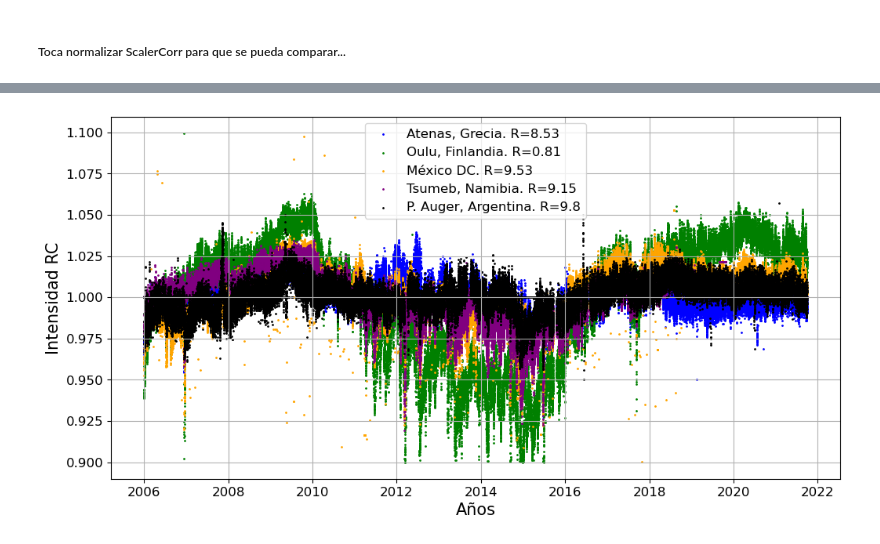
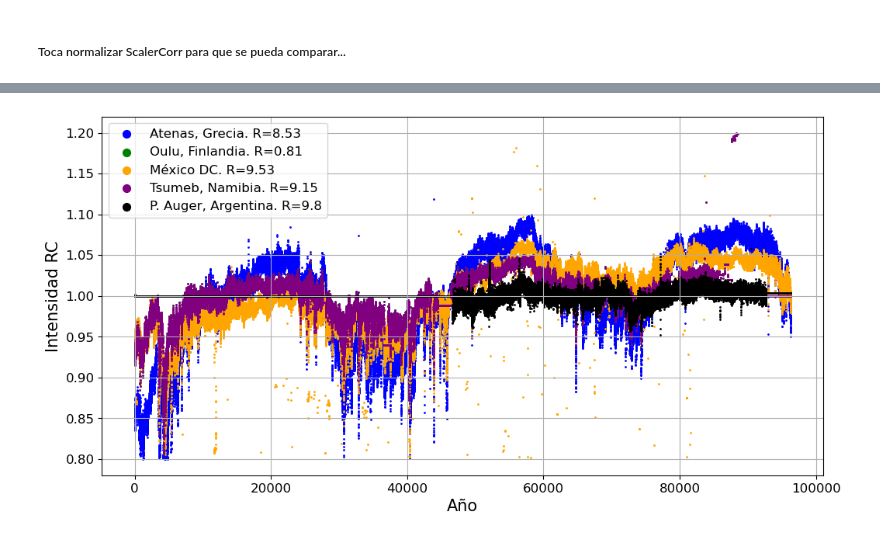
Before and after one commit to jennifergc/scaler_for_solar_analysis, a Jupyter notebook: 03_Neutron_Monitor_Comparison.ipynb, the cells around one changed output, grey strips where cells are left out. Saved outputs shown, nothing was run; the diff lists cells and outputs as text; code cells hidden in the pictures.

```diff
--- a/03_Neutron_Monitor_Comparison.ipynb
+++ b/03_Neutron_Monitor_Comparison.ipynb
@@ -364,3 +95,3 @@ roma = nmdb_clean('nm_data/rome_NMDB.txt')
 # %%
-tsumeb = nmdb_clean('nm_data/tsumeb_NMDB.txt')
+tsumeb = nmdb_clean('nm_data/long_files/tsumeb_NMDB.txt')
 # %% [output]
@@ -371,12 +102,12 @@ tsumeb = nmdb_clean('nm_data/tsumeb_NMDB.txt')
 # Supongamos que tienes 5 DataFrames llamados df1, df2, df3, df4 y df5
 
 # Combinar los DataFrames usando merge
-combined_df = athenas.copy()  # Inicializar el DataFrame combinado con df1
+combined_df = oulu.copy()  # Inicializar el DataFrame combinado con df1
 #dataframes = [oulu, roma, mexico, tsumeb]
-dataframes = [(oulu, "_2"), (roma, "_3"), (mexico, "_4"), (tsumeb, "_5")]
+dataframes = [(athenas, "_2"), (roma, "_3"), (mexico, "_4"), (tsumeb, "_5")]
 
-for athenas, suffix in dataframes:
-    combined_df = pd.merge_asof(combined_df, athenas, on="date", suffixes=("", suffix))
+for oulu, suffix in dataframes:
+    combined_df = pd.merge_asof(combined_df, oulu, on="date", suffixes=("", suffix))
 
 
 #for i, athenas in enumerate(dataframes, start=2):
@@ -492,4 +221,7 @@ See the caveats in the documentation: https://pandas.pydata.org/pandas-docs/stab
 | 1527674 | 2021-09-30 18:49:46 | 1661.49 | 0.378396 | 2635.45 | 287 | 856.770 |
 | 1527675 | 2021-09-30 18:54:46 | 1671.58 | 1.102990 | 3947.68 | 85 | 856.755 |
 1519231 rows × 6 columns
+# %%
+#new_df.reset_index(inplace=True)
+scaler300s.set_index('Date', inplace=True)
 # %% [markdown]
@@ -499,7 +231,7 @@ See the caveats in the documentation: https://pandas.pydata.org/pandas-docs/stab
 #scaler300s.set_index('Date', inplace=True)
 
 # Resampleando y promediando los datos cada 2 horas
-new_df = scaler300s.resample('2H').mean()
+new_df = scaler300s.resample('3H').mean()
 
 # Reiniciando el índice para que 'Date' sea una columna nuevamente
 new_df.reset_index(inplace=True)
@@ -642,37 +375,35 @@ result_df
 # %%
 import matplotlib.pyplot as plt
 
-# Suponiendo que combined_df es el DataFrame que contiene las 5 columnas
-#result_df.set_index('date', inplace=True)  # Establecer la columna 'date' como el índice
-
 athenas = result_df['counts/s']
 oulu = result_df['counts/s_2']
-#roma = combined_df['counts/s_3']
+# roma = combined_df['counts/s_3']
 mexico = result_df['counts/s_4']
 tsumeb = result_df['counts/s_5']
 auger = result_df['ScalerCorr']
 
 plt.figure(figsize=(12, 6))
-plt.scatter(athenas.index, athenas, color='blue', label='Atenas, Grecia. R=8.53',marker='o', s=1)
-plt.scatter(oulu.index, oulu, color='green', label='Oulu, Finlandia. R=0.81',marker='o', s=1)
-#plt.scatter(roma.index, roma, color='red', label='roma')
-plt.scatter(mexico.index, mexico, color='orange', label='México DC. R=9.53',marker='o', s=1)
-plt.scatter(tsumeb.index, tsumeb, color='purple', label='Tsumeb, Namibia. R=9.15',marker='o', s=1)
-plt.scatter(auger.index, auger, color='black', label='P. Auger, Argentina. R=9.8',marker='o', s=1)
+plt.scatter(athenas.index, athenas, color='blue', label='Atenas, Grecia. R=8.53', marker='o', s=1)
+plt.scatter(oulu.index, oulu, color='green', label='Oulu, Finlandia. R=0.81', marker='o', s=1)
+# plt.scatter(roma.index, roma, color='red', label='roma')
+plt.scatter(mexico.index, mexico, color='orange', label='México DC. R=9.53', marker='o', s=1)
+plt.scatter(tsumeb.index, tsumeb, color='purple', label='Tsumeb, Namibia. R=9.15', marker='o', s=1)
+plt.scatter(auger.index, auger, color='black', label='P. Auger, Argentina. R=9.8', marker='o', s=1)
 
-
-plt.xlabel('Años', fontsize=15)
+plt.xlabel('Año', fontsize=15)
 plt.ylabel('Intensidad RC', fontsize=15)
 plt.xticks(fontsize=12)
 plt.yticks(fontsize=12)
 plt.title('')
-plt.legend(fontsize=12)
-#legend = plt.legend(fontsize=12)
-#for line in legend.get_lines():
-#    line.set_markersize(20)  # Aumenta el tamaño de los marcadores
+
+# Crear una leyenda personalizada con marcadores más grandes
+legend = plt.legend(fontsize=12)
+for handle in legend.legendHandles:
+    handle.set_sizes([50])  # Ajustar el tamaño de los marcadores en la leyenda
+
 plt.grid()
-plt.savefig('NM_Auger_comparison.pdf', dpi=300)
-plt.savefig('NM_Auger_comparison.png')
+#plt.savefig('NM_Auger_comparison.pdf', dpi=300)
+#plt.savefig('NM_Auger_comparison.png')
 plt.show()
 # %% [output]
-[figure, old version]
+[figure, new version]
```
Also changed, not shown: parts of 40 cells of this notebook, 6 other files.
